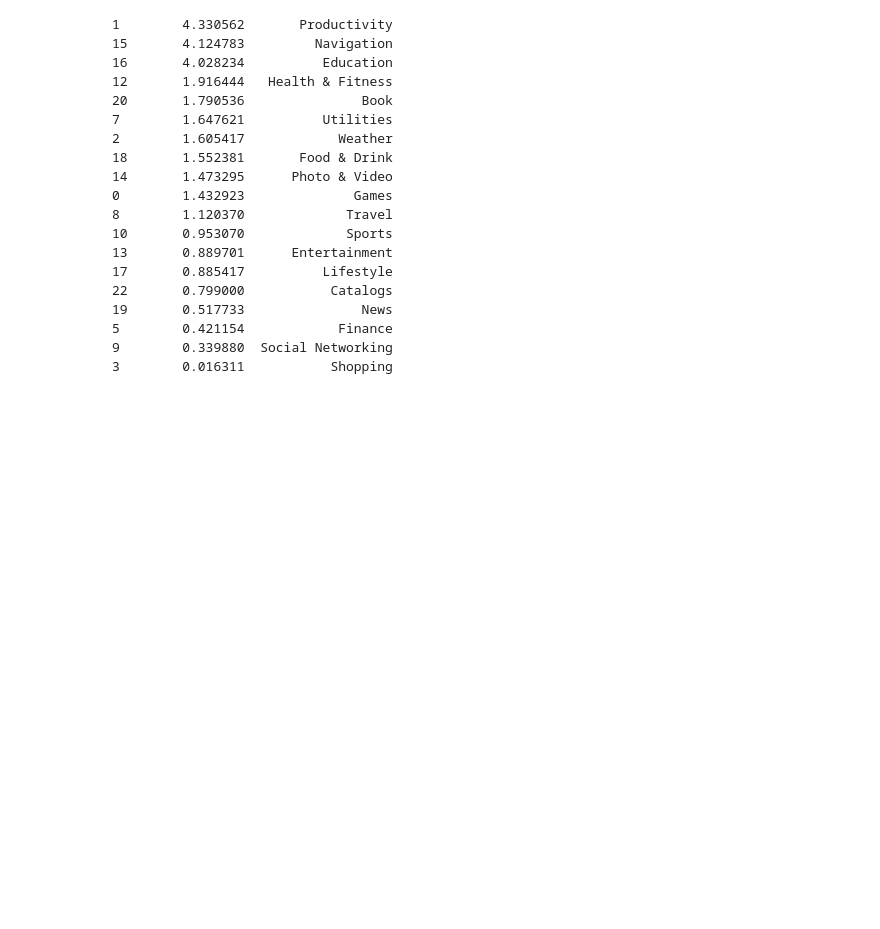
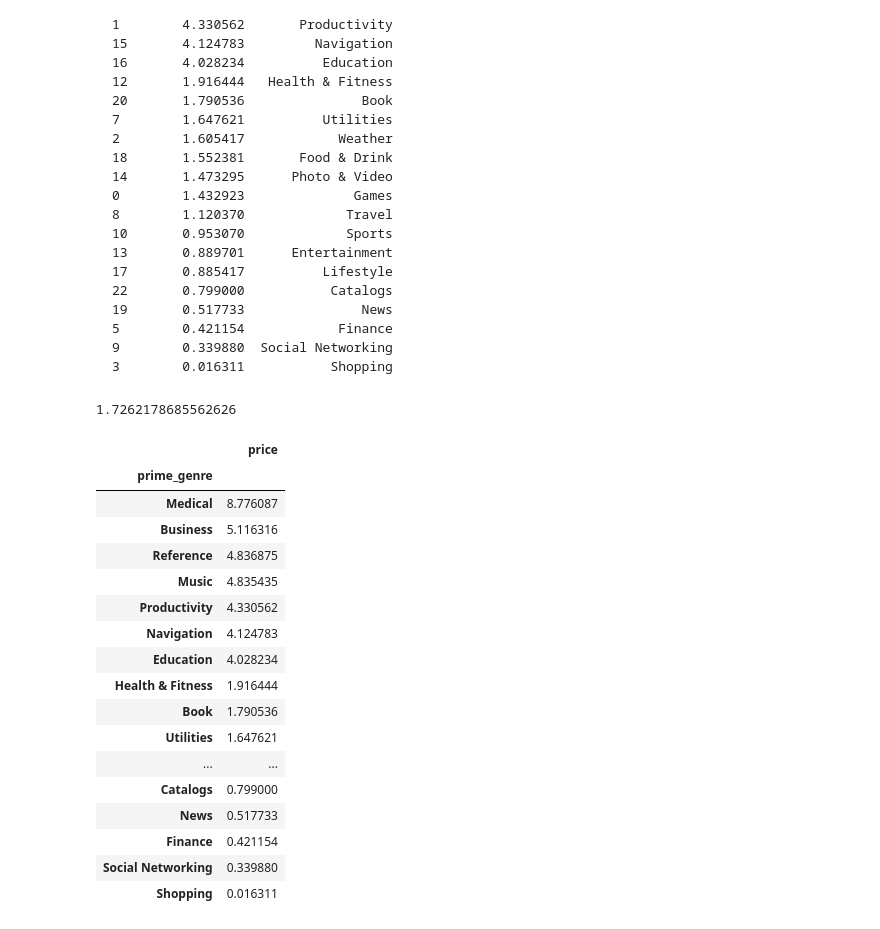
Before and after one commit to Ironhack-Data-Madrid-Abril-2021/lab_pandas_deepdive, a Jupyter notebook: your-code/main.ipynb, the cells around one changed output. Drawn from its saved outputs; the diff is of its cells as text; code cells hidden in the pictures; blank space fills up the shorter version.

````diff
--- a/your-code/main.ipynb
+++ b/your-code/main.ipynb
@@ -159,3 +323,28 @@ We will leave this question to you. There are several way to solve it. Ideally y
 9        0.339880  Social Networking
 3        0.016311           Shopping
 ```
+# %%
+data.price.mean()
+# %% [output]
+1.7262178685562626
+# %%
+data[['price','prime_genre']].groupby('prime_genre').mean().sort_values('price', ascending=False)
+# %% [output]
+|  | price |
+| prime_genre |  |
+| Medical | 8.776087 |
+| Business | 5.116316 |
+| Reference | 4.836875 |
+| Music | 4.835435 |
+| Productivity | 4.330562 |
+| Navigation | 4.124783 |
+| Education | 4.028234 |
+| Health & Fitness | 1.916444 |
+| Book | 1.790536 |
+| Utilities | 1.647621 |
+| ... | ... |
+| Catalogs | 0.799000 |
+| News | 0.517733 |
+| Finance | 0.421154 |
+| Social Networking | 0.339880 |
+| Shopping | 0.016311 |
````
Also changed, not shown: parts of 19 cells of this notebook.
